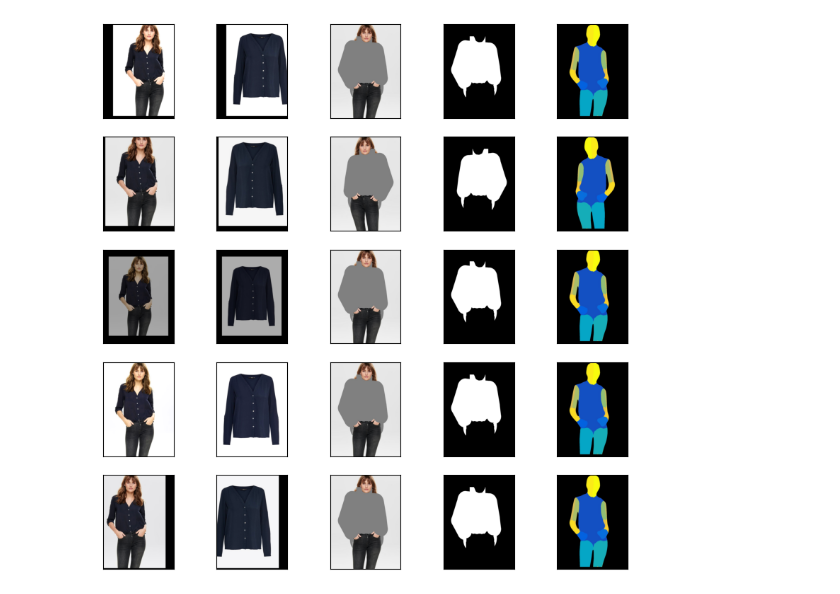
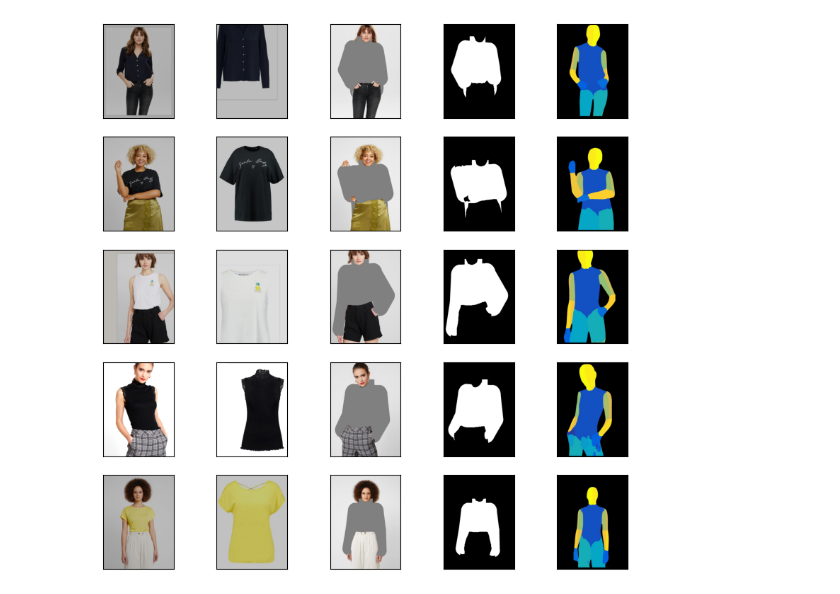
Before and after one commit to yashmundhra/StableVITON-CV_Project, a Jupyter notebook: notebook/visualize_augmentation.ipynb, the cells around one changed output. Saved outputs shown, nothing was run; the diff lists cells and outputs as text; code cells hidden in the pictures.

```diff
--- a/notebook/visualize_augmentation.ipynb
+++ b/notebook/visualize_augmentation.ipynb
@@ -11,19 +11,19 @@ dataloader = DataLoader(dataset, 1)
 # %%
 n = 5
 fig, axs = plt.subplots(n, 5, figsize=(10, 10))
 
 for i in range(n):
-    d = dataset[0]
+    d = dataset[i]
 
     for j, k in enumerate(['image', 'cloth', 'agn', 'agn_mask', 'image_densepose']):
         ax = axs[i][j]
         ax.set_xticks([])
         ax.set_yticks([])
         if k == 'agn_mask':
             im = 1 - d[k]
             ax.imshow(im, cmap='gray')
         else:
             im = (d[k] + 1) / 2
             ax.imshow(im)
 # %% [output]
-[figure, old version]
+[figure, new version]
```
Also changed, not shown: parts of 2 cells of this notebook.
